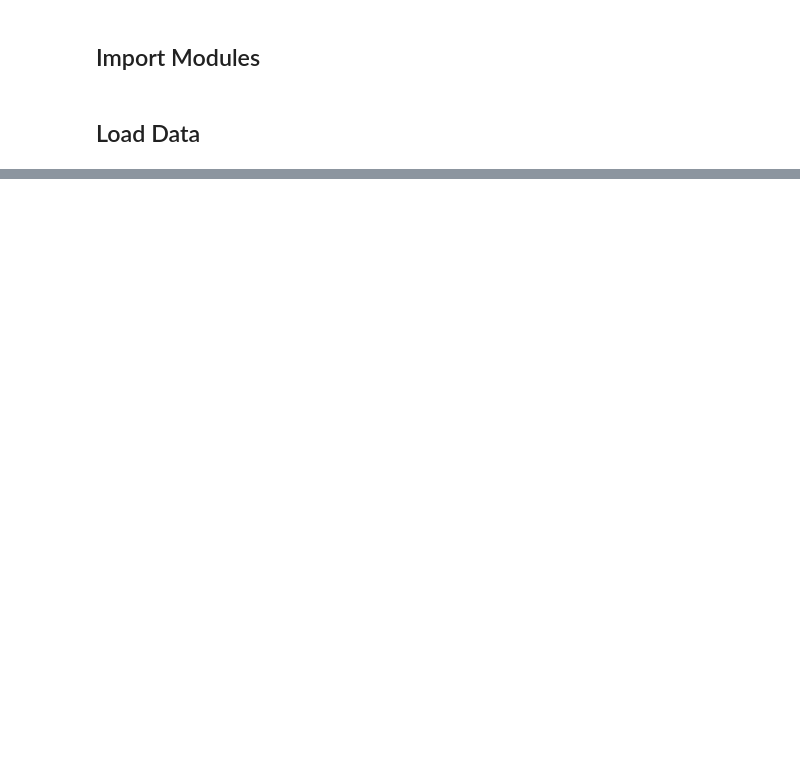
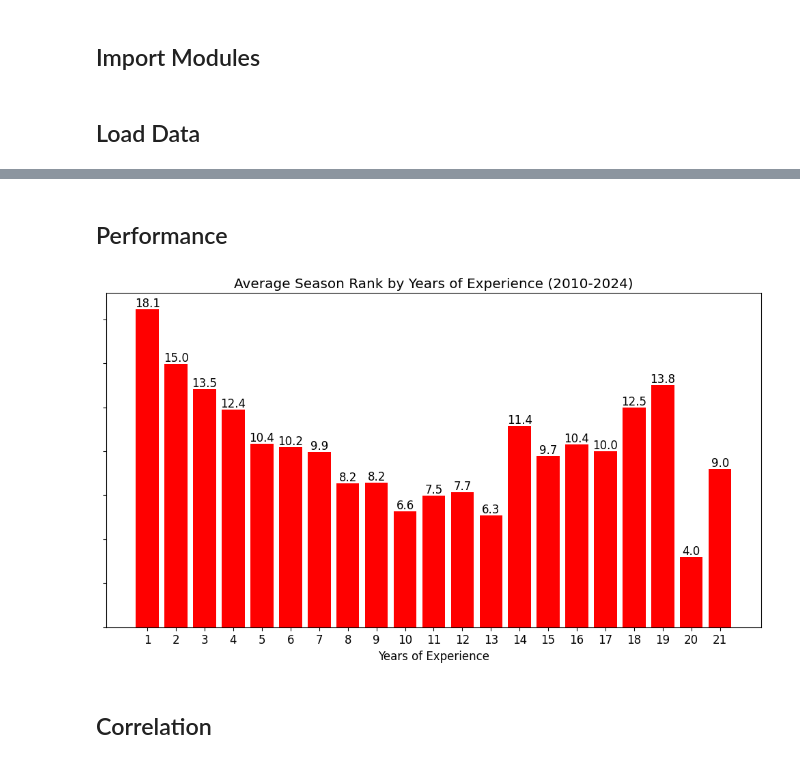
Before and after one commit to JackRWilson/Formula-1-Project, a Jupyter notebook: notebooks/f1_project.ipynb, the cells around one changed output, grey strips where cells are left out. Cells and saved outputs as stored; diff of their text form; code cells hidden in the pictures; blank space fills up the shorter version.

```diff
--- a/notebooks/f1_project.ipynb
+++ b/notebooks/f1_project.ipynb
@@ -3463,0 +3329,4 @@ plt.show()
+# %%
+f1_final = pd.read_csv("../data/final/f1_final.csv", encoding="utf-8")
+f1_final_2010 = f1_final[f1_final["year"] >= 2010]
+display(f1_final.head(3))
@@ -3463,0 +3339,22 @@ plt.show()
+# %% [markdown]
+## Performance
+# %%
+# Calculate average season rank by years of experience
+exp_avg = f1_final_2010.groupby("years_experience")["season_rank"].mean().reset_index()
+
+# Plot using fig and ax for better control
+fig, ax = plt.subplots(figsize=(10, 6))
+bars = ax.bar(exp_avg["years_experience"], exp_avg["season_rank"], color='red')
+ax.set_title("Average Season Rank by Years of Experience (2010-2024)")
+ax.set_xlabel("Years of Experience")
+ax.set_xticks(exp_avg["years_experience"])
+ax.set_xticklabels(exp_avg["years_experience"])
+ax.bar_label(bars, fmt="%.1f")
+ax.set_yticklabels([])
+
+plt.tight_layout()
+plt.show()
+# %% [output]
+[figure, added]
+# %% [markdown]
+## Correlation
```
Also changed, not shown: parts of 84 cells of this notebook, 4 other files.
